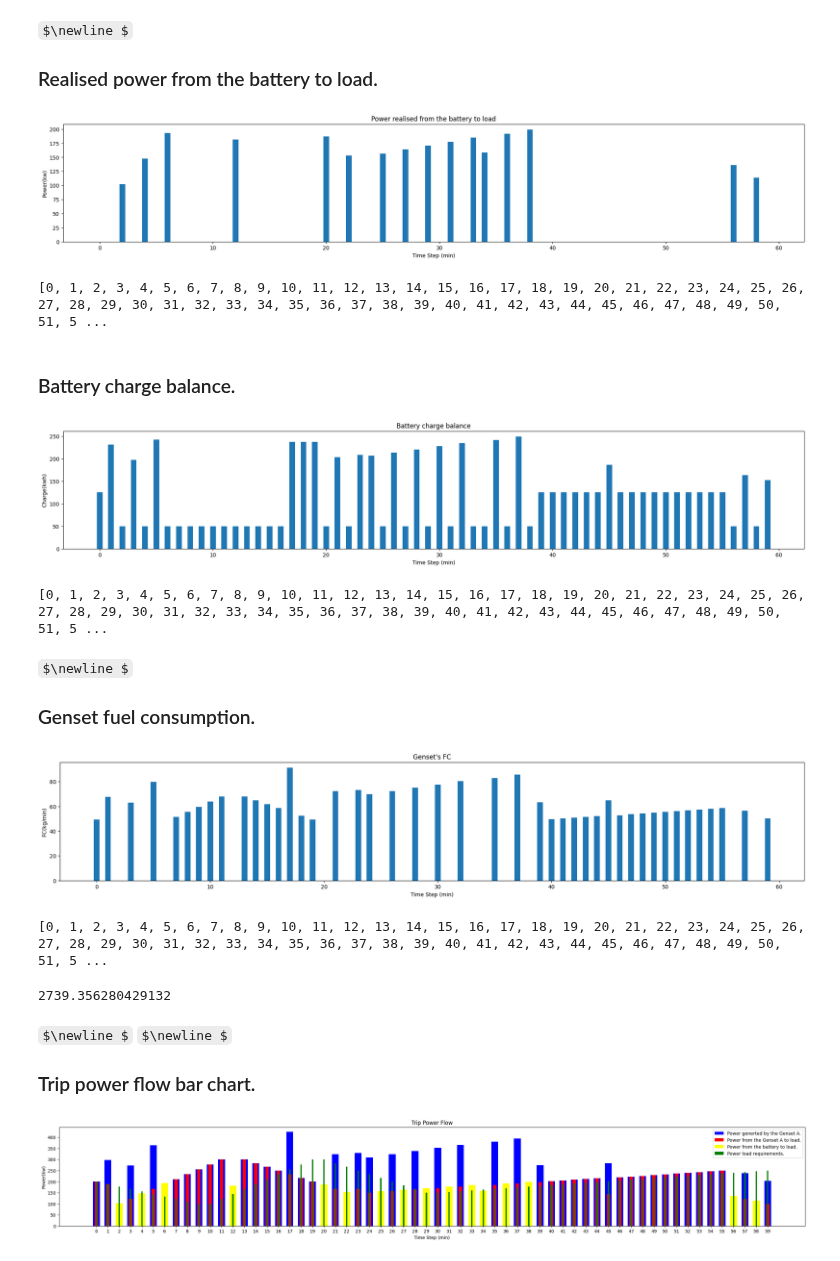
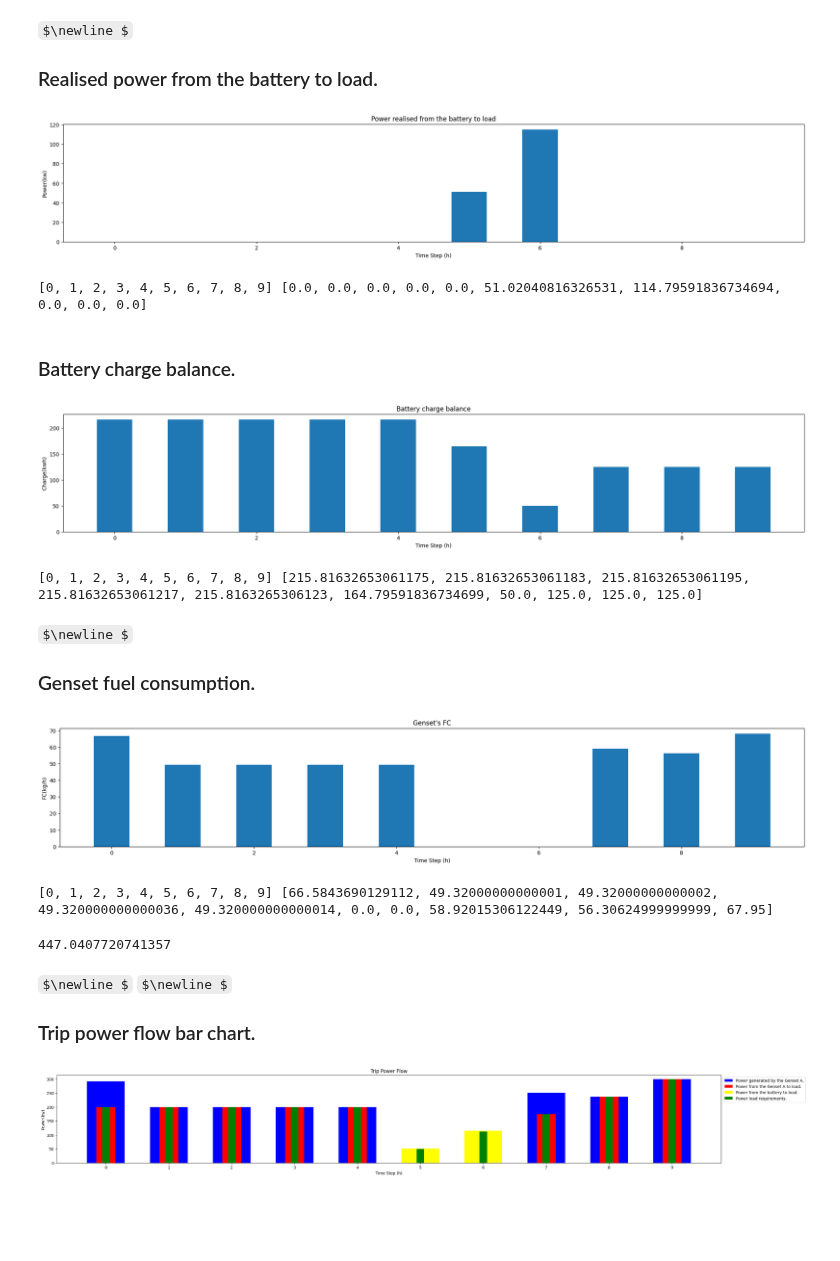
Before and after one commit to AmedBrook/Pulp_MILP-Hybrid-Energy-Optimization, a Jupyter notebook: notebooks/heo_model.ipynb, the cells around one changed output. Saved outputs shown, nothing was run; the diff lists cells and outputs as text; code cells hidden in the pictures; some formulas as TeX source; blank space fills up the shorter version.

Commit message:
load window frame update

```diff
--- a/notebooks/heo_model.ipynb
+++ b/notebooks/heo_model.ipynb
@@ -190,7 +190,7 @@ eff_to_bat = 0.98                                             # battery charging
 eff_from_bat = 0.98                                           # battery transfer efficiency.
 P_A_max = 1000                                                # max output from gen set A.
 dt = 1                                                        # simulation time step dt.
-t_max = 60                                                    # time span for simulation = t_max hours.
+t_max = 10                                                    # time span for simulation = t_max hours.
 t = np.atleast_2d(np.arange(0,t_max,dt)).T.conj()             # time scale in hours.
 n = len(t)                                                    # number of time steps.
 m = 1                                                         # number of Gensets used on the trip.
@@ -199,13 +199,15 @@ K_j_start = 0.0                                               # Addicitional sta
 V_steps = [x for x in range (0,n)]                            # Time steps vector.
 V_steps_z = V_steps[:-1]                                      # Time steps vector without the final step.
 
+'''
+L = {0:50, 1:90, 3:120, 4:300, 5:400, 6:350, 7:310, 8:280, 9:250, 10:200}
+'''
 
-L = lwd (200,100,10,                                          # Power requirement window.
-                100,300,10,
-                300,150,10,
+L = lwd (200,200,5,                                           # Power requirement window.
+                50,300,5,
+                200,150,10,
                 150,250,30,
-                0,10,20,30
-                )                                             # Pre-defined load porfile requirements framed in 60 time steps
+                0,5,20,30)                                   # Pre-defined load porfile requirements framed in 60 time steps.
 # %% [markdown]
 $\newline $
 ### Creating the problem variable.
@@ -528,11 +531,11 @@ plt.ylabel('Power(kw)')
 plt.title('Power realised from the battery to load')
 plt.show()
 # %% [output]
-[figure, old version]
+[figure, new version]
 # %%
 print(V_steps,P_From_bat_list)
 # %% [output]
-[0, 1, 2, 3, 4, 5, 6, 7, 8, 9, 10, 11, 12, 13, 14, 15, 16, 17, 18, 19, 20, 21, 22, 23, 24, 25, 26, 27, 28, 29, 30, 31, 32, 33, 34, 35, 36, 37, 38, 39, 40, 41, 42, 43, 44, 45, 46, 47, 48, 49, 50, 51, 5 ...
+[0, 1, 2, 3, 4, 5, 6, 7, 8, 9] [0.0, 0.0, 0.0, 0.0, 0.0, 51.02040816326531, 114.79591836734694, 0.0, 0.0, 0.0]
 # %% [markdown]
 ### Battery charge balance.
 # %%
@@ -543,11 +546,11 @@ plt.ylabel('Charge(kwh)')
 plt.title('Battery charge balance')
 plt.show()
 # %% [output]
-[figure, old version]
+[figure, new version]
 # %%
 print(V_steps,Q_bat_list)
 # %% [output]
-[0, 1, 2, 3, 4, 5, 6, 7, 8, 9, 10, 11, 12, 13, 14, 15, 16, 17, 18, 19, 20, 21, 22, 23, 24, 25, 26, 27, 28, 29, 30, 31, 32, 33, 34, 35, 36, 37, 38, 39, 40, 41, 42, 43, 44, 45, 46, 47, 48, 49, 50, 51, 5 ...
+[0, 1, 2, 3, 4, 5, 6, 7, 8, 9] [215.81632653061175, 215.81632653061183, 215.81632653061195, 215.81632653061217, 215.8163265306123, 164.79591836734699, 50.0, 125.0, 125.0, 125.0]
 # %% [markdown]
 $\newline $
 ### Genset fuel consumption.
@@ -559,15 +562,15 @@ plt.ylabel('FC(kg/h)')
 plt.title("Genset's FC")
 plt.show()
 # %% [output]
-[figure, old version]
+[figure, new version]
 # %%
 print(V_steps, FC_A_list)
 # %% [output]
-[0, 1, 2, 3, 4, 5, 6, 7, 8, 9, 10, 11, 12, 13, 14, 15, 16, 17, 18, 19, 20, 21, 22, 23, 24, 25, 26, 27, 28, 29, 30, 31, 32, 33, 34, 35, 36, 37, 38, 39, 40, 41, 42, 43, 44, 45, 46, 47, 48, 49, 50, 51, 5 ...
+[0, 1, 2, 3, 4, 5, 6, 7, 8, 9] [66.5843690129112, 49.32000000000001, 49.32000000000002, 49.320000000000036, 49.320000000000014, 0.0, 0.0, 58.92015306122449, 56.30624999999999, 67.95]
 # %%
 print(sum(FC_A_list)*dt)
 # %% [output]
-2739.356280429132
+447.0407720741357
 # %% [markdown]
 $\newline $
 $\newline $
@@ -575,26 +578,26 @@ $\newline $
 # %%
 
 plt.rcParams["figure.figsize"] = (30,4)
 
 gridnumber = V_steps
 
 b1 = plt.bar(gridnumber, P_A_list, color="blue", width=0.6,
-                label="Power generted by the Genset A.", align="center")
+                label="Power generated by the Genset A.", align="center")
 
 b2 = plt.bar(gridnumber, P_A_load_list, color="red", width=0.3,
                 label="Power from the Genset A to load.", align="center")
 
 b3 = plt.bar(gridnumber, P_From_bat_list, color="yellow", width=0.6,
                 label="Power from the battery to load.", align="center")
 
 b4 = plt.bar(gridnumber,d_load_list , color="green", width=0.12,
                 label="Power load requirements.", align="center")
 
 plt.title('Trip Power Flow')
 plt.xlabel('Time Step (h)')
 plt.ylabel('Power(kw)')
 plt.xticks(gridnumber)
 plt.legend(bbox_to_anchor= (1, 1))
 plt.show()
 # %% [output]
-[figure, old version]
+[figure, new version]
```
Also changed, not shown: parts of 15 cells of this notebook.
